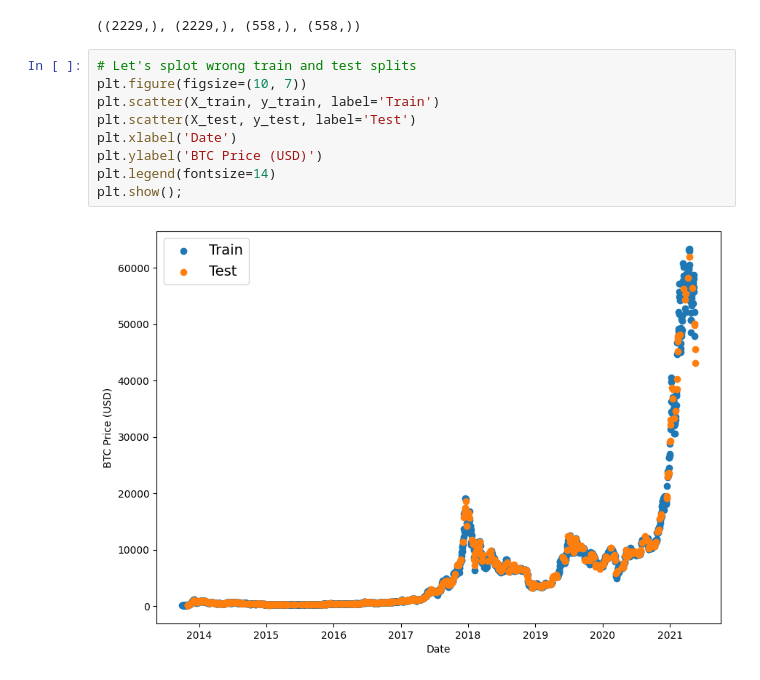
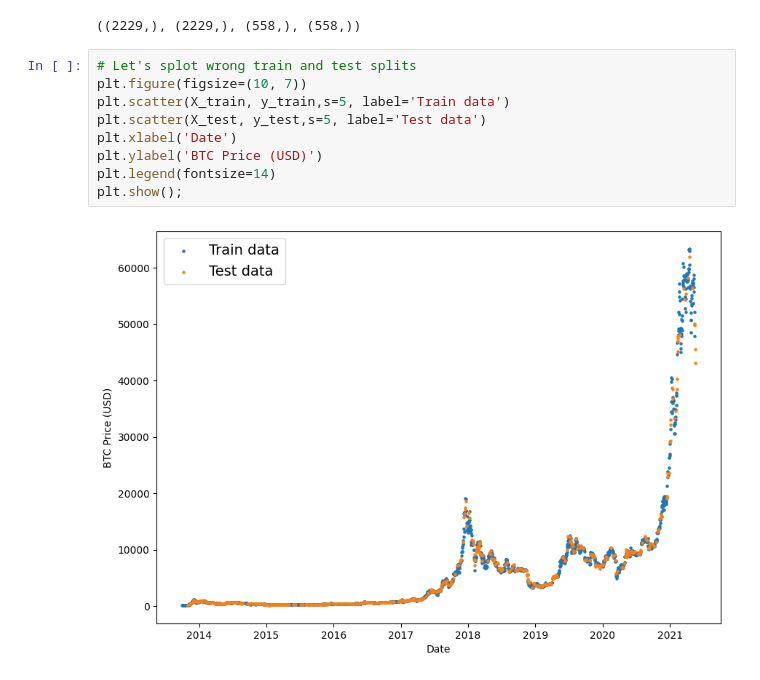
Before and after one commit to 21Ovi/BitPredict, a Jupyter notebook: BitPredict.ipynb, the cells around one changed output. Saved outputs shown, nothing was run; the diff lists cells and outputs as text.

```diff
--- a/BitPredict.ipynb
+++ b/BitPredict.ipynb
@@ -184,11 +184,11 @@ X_train.shape, y_train.shape, X_test.shape, y_test.shape
 # %%
 # Let's splot wrong train and test splits
 plt.figure(figsize=(10, 7))
-plt.scatter(X_train, y_train, label='Train')
-plt.scatter(X_test, y_test, label='Test')
+plt.scatter(X_train, y_train,s=5, label='Train data')
+plt.scatter(X_test, y_test,s=5, label='Test data')
 plt.xlabel('Date')
 plt.ylabel('BTC Price (USD)')
 plt.legend(fontsize=14)
 plt.show();
 # %% [output]
-[figure, old version]
+[figure, new version]
```
